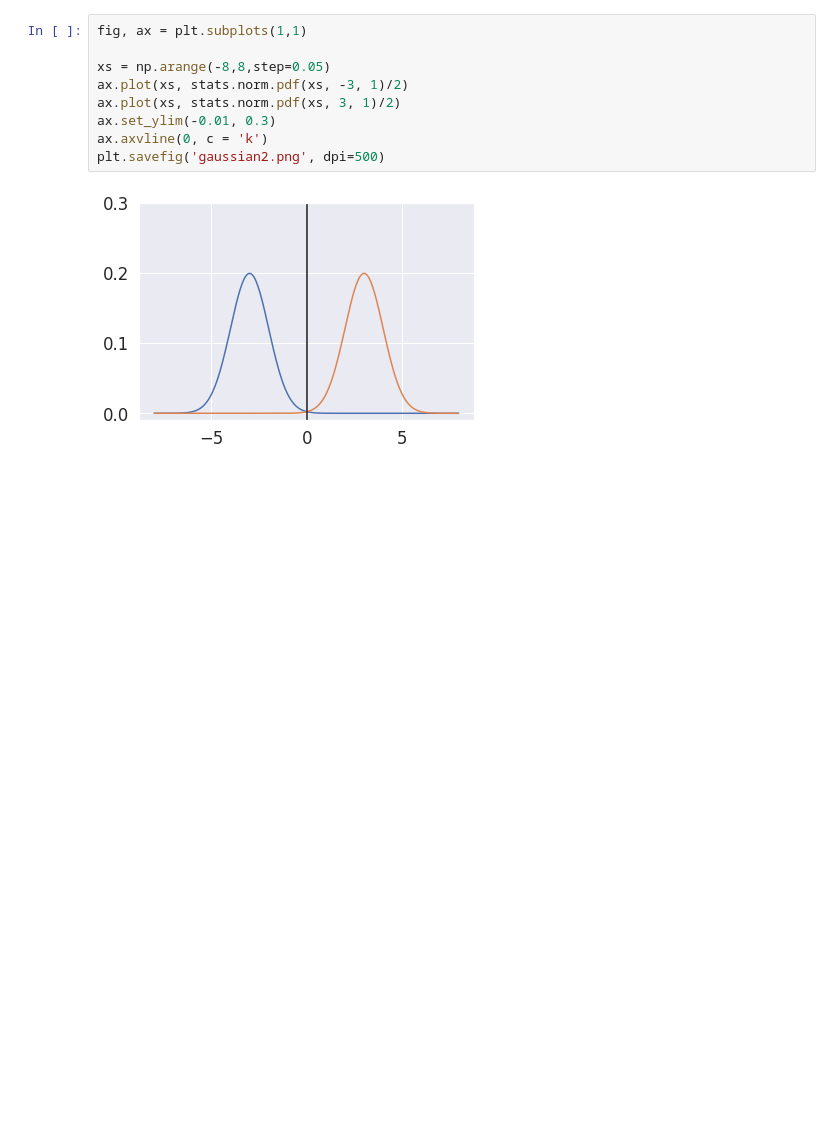
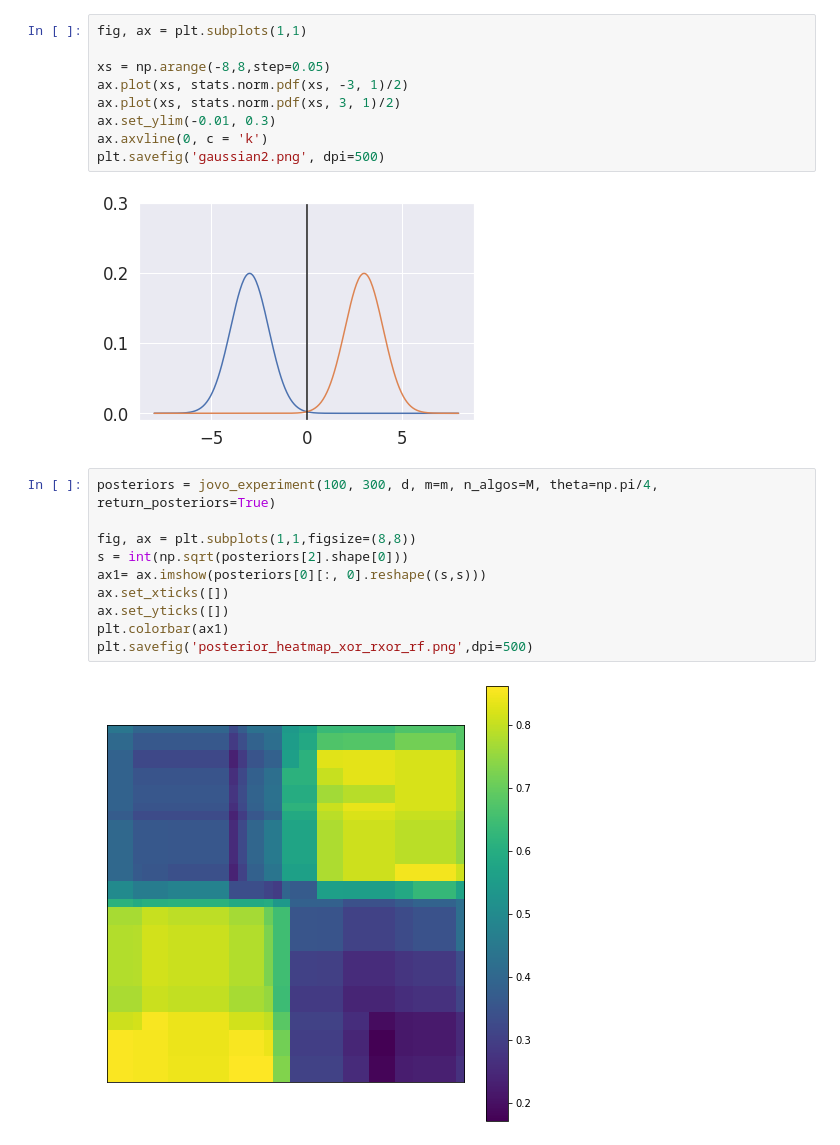
Before and after one commit to neurodata/talks, a Jupyter notebook: images/rotated_parity_fig_generator.ipynb, the cells around one changed output. Drawn from its saved outputs; the diff is of its cells as text; blank space fills up the shorter version.

```diff
--- a/images/rotated_parity_fig_generator.ipynb
+++ b/images/rotated_parity_fig_generator.ipynb
@@ -862,3 +909,15 @@ ax.axvline(0, c = 'k')
 plt.savefig('gaussian2.png', dpi=500)
 # %% [output]
 [figure]
+# %%
+posteriors = jovo_experiment(100, 300, d, m=m, n_algos=M, theta=np.pi/4, return_posteriors=True)
+
+fig, ax = plt.subplots(1,1,figsize=(8,8))
+s = int(np.sqrt(posteriors[2].shape[0]))
+ax1= ax.imshow(posteriors[0][:, 0].reshape((s,s)))
+ax.set_xticks([])
+ax.set_yticks([])
+plt.colorbar(ax1)
+plt.savefig('posterior_heatmap_xor_rxor_rf.png',dpi=500)
+# %% [output]
+[figure, added]
```
Also changed, not shown: parts of 8 cells of this notebook, 12 other files.
